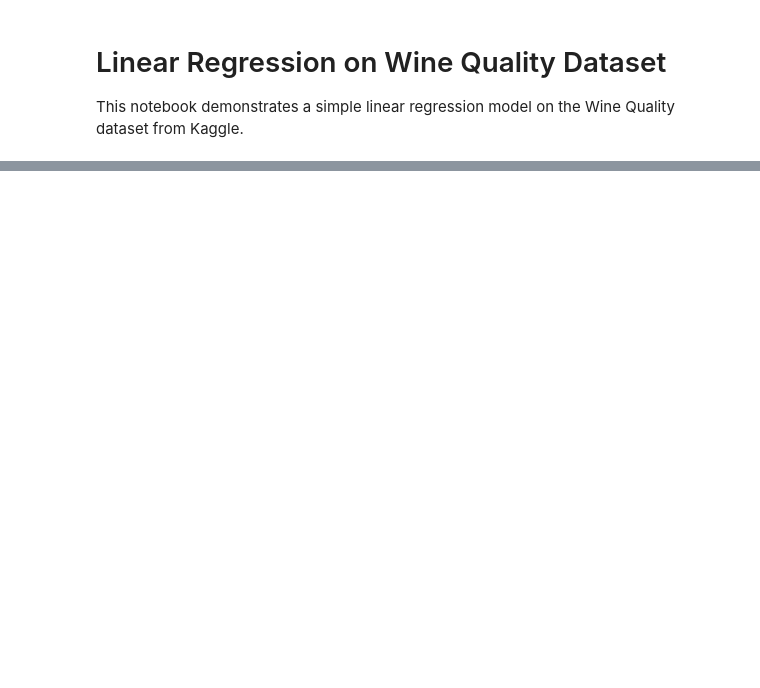
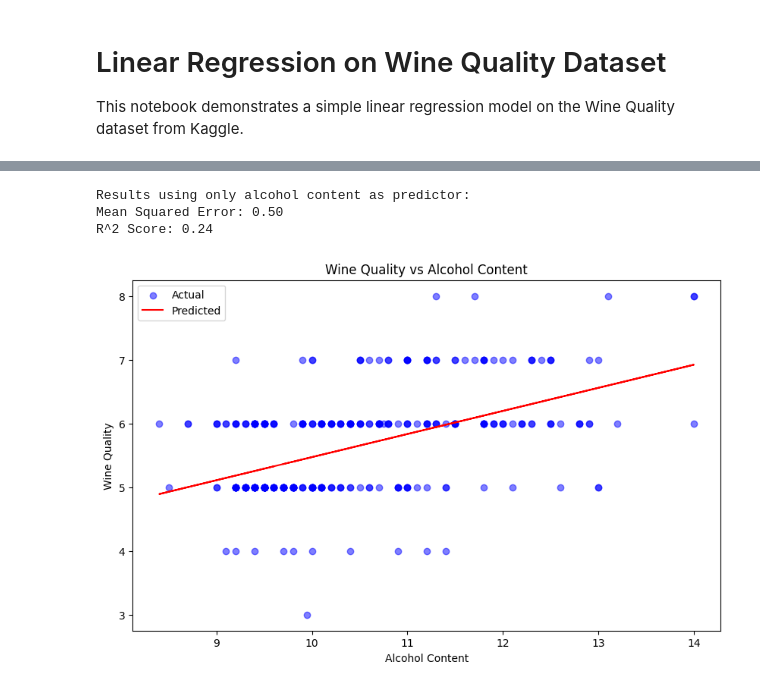
Before and after one commit to yganti87/kaggle-projects, a Jupyter notebook: notebooks/wine_linear_regression.ipynb, the cells around one changed output, grey strips where cells are left out. Saved outputs shown, nothing was run; the diff lists cells and outputs as text; code cells hidden in the pictures; blank space fills up the shorter version.

```diff
--- a/notebooks/wine_linear_regression.ipynb
+++ b/notebooks/wine_linear_regression.ipynb
@@ -68,3 +79,42 @@ plt.show()
+# %%
+# First try linear regression using only alcohol content as predictor
+# Extract alcohol column and reshape to 2D array required by sklearn
+X_alcohol = X[['alcohol']].values
+
+# Split into train/test sets
+X_alcohol_train, X_alcohol_test, y_train_alc, y_test_alc = train_test_split(
+    X_alcohol, y, test_size=0.2, random_state=42
+)
+
+# Create and train model
+alcohol_model = LinearRegression()
+alcohol_model.fit(X_alcohol_train, y_train_alc)
+
+# Make predictions
+y_pred_alc = alcohol_model.predict(X_alcohol_test)
+
+# Calculate metrics
+alc_mse = mean_squared_error(y_test_alc, y_pred_alc)
+alc_r2 = r2_score(y_test_alc, y_pred_alc)
+
+print("Results using only alcohol content as predictor:")
+print(f"Mean Squared Error: {alc_mse:.2f}")
+print(f"R^2 Score: {alc_r2:.2f}")
+
+# Visualize the relationship
+plt.figure(figsize=(10, 6))
+plt.scatter(X_alcohol_test, y_test_alc, color='blue', alpha=0.5, label='Actual')
+plt.plot(X_alcohol_test, y_pred_alc, color='red', label='Predicted')
+plt.xlabel('Alcohol Content')
+plt.ylabel('Wine Quality')
+plt.title('Wine Quality vs Alcohol Content')
+plt.legend()
+plt.show()
+# %% [output]
+Results using only alcohol content as predictor:
+Mean Squared Error: 0.50
+R^2 Score: 0.24
+[figure, added]
 # %%
 # Train the model
 # Create and train a Linear Regression model
```
Also changed, not shown: parts of 13 cells of this notebook.
